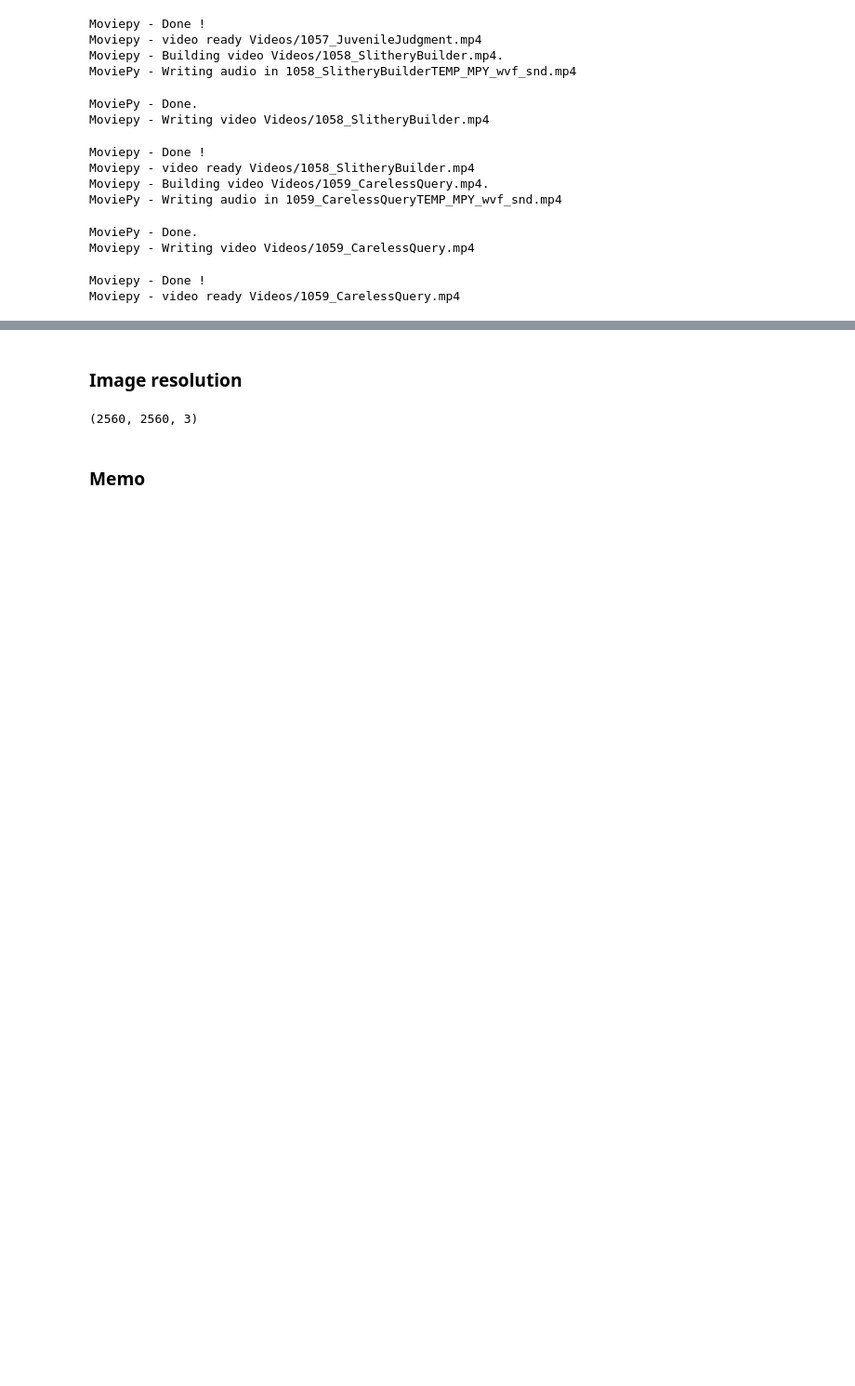
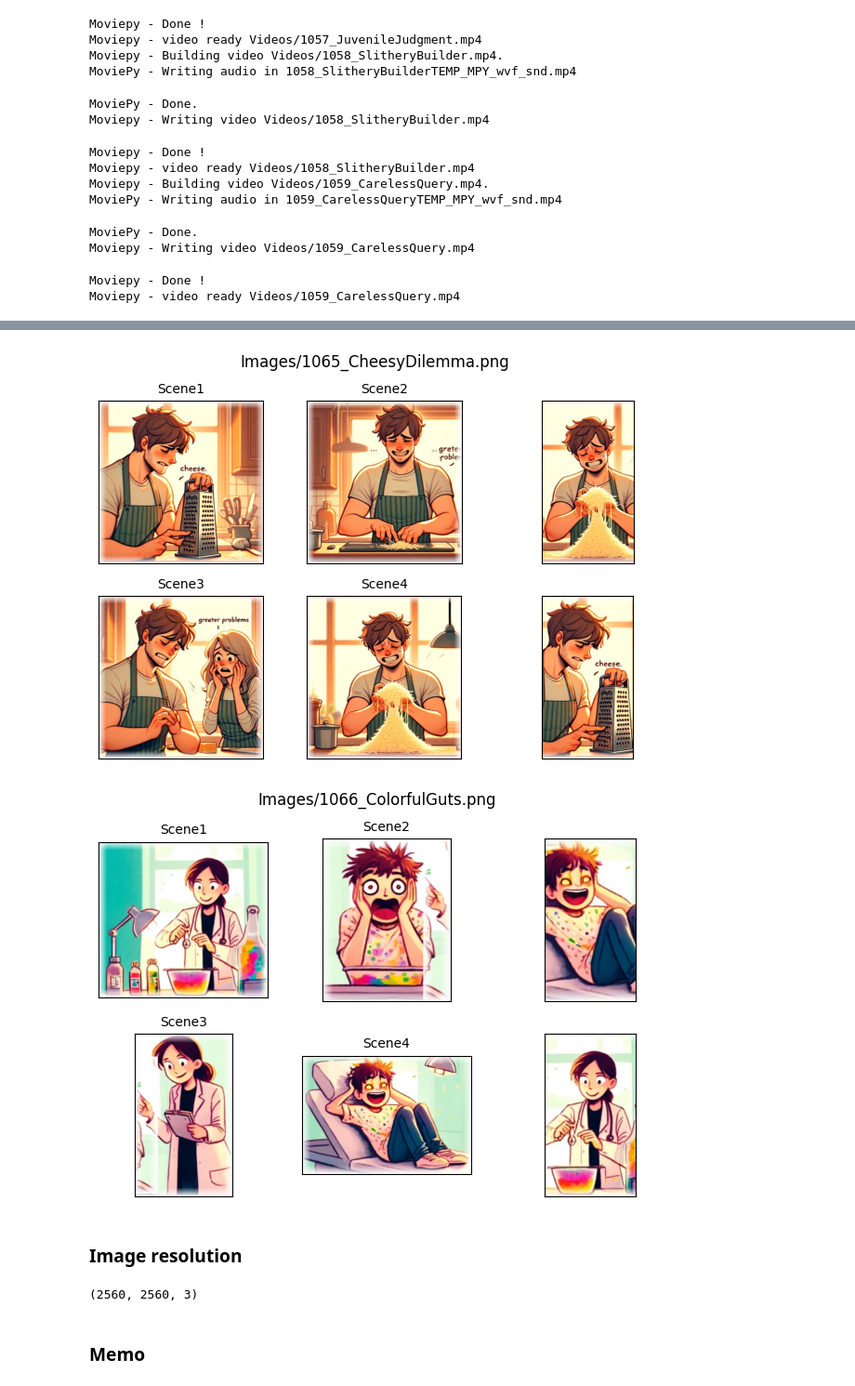
Before and after one commit to RanArino/JokeStoryCreatorDev, a Jupyter notebook: Video_Codes.ipynb, the cells around one changed output, grey strips where cells are left out. Shown at 93% size. Cells and saved outputs as stored; diff of their text form; code cells hidden in the pictures; blank space fills up the shorter version.

```diff
--- a/Video_Codes.ipynb
+++ b/Video_Codes.ipynb
@@ -59,24 +72,27 @@ img_path = [f"Images/{p}" for p in os.listdir('Images') if len(p.split('_')[0])
 # %%
-for path in img_path[-5:]:
-    cropped = video.auto_crop_comic_strip(path, mode='auto')  # 'auto' or 'manual'
+def image_crop_test(self, img_path: list):
+    # Simply test the image cropping
+    for path in img_path[-5:]:
+        cropped = self.auto_crop_comic_strip(path, mode='auto')  # 'auto' or 'manual'
 
-    # Create a figure that can accommodate both the layouts of fig1 and fig2
-    fig3, axs = plt.subplots(2, 3, figsize=(8, 5))  # Creating a 2x3 grid overall
-    fig3.suptitle(path)
+        # Create a figure that can accommodate both the layouts of fig1 and fig2
+        fig3, axs = plt.subplots(2, 3, figsize=(8, 5))  # Creating a 2x3 grid overall
+        fig3.suptitle(path)
 
-    # The first four subplots (2x2) at indices 0, 1, 3, 4 of a 2x3 grid
-    for i in range(4):
-        ax = axs[i // 2, i % 2]  # Positioning subplots in a 2x2 configuration within the 2x3 grid
-        ax.imshow(cropped[i])
-        ax.set_xticks([])
-        ax.set_yticks([])
+        # The first four subplots (2x2) at indices 0, 1, 3, 4 of a 2x3 grid
+        for i in range(4):
+            ax = axs[i // 2, i % 2]  # Positioning subplots in a 2x2 configuration within the 2x3 grid
+            ax.imshow(cropped[i])
+            ax.set_title(f"Scene{i+1}", fontsize=10)
+            ax.set_xticks([])
+            ax.set_yticks([])
 
-    # The last two subplots (1x2) at indices 2 and 5 of a 2x3 grid
-    # Assuming only two images are processed for the important part, you can adjust this as necessary
-    for j in [2, 5]:
-        ax = axs[j // 3, j % 3]  # Positioning in the top right and bottom right
-        ax.imshow(video.crop_important_part_to_scale(cropped[j-2]))  # Assuming these indices for important parts
-        ax.set_xticks([])
-        ax.set_yticks([])
+        # The last two subplots (1x2)
+        # two images (last and first panel) are processed for the important part
+        for j, img_idx in enumerate([-1, 0]):
+            ax = axs[j, 2]  # Positioning in the top right and bottom right
+            ax.imshow(self.crop_important_part_to_scale(cropped[img_idx]))
+            ax.set_xticks([])
+            ax.set_yticks([])
 
-    plt.show()
+        plt.show()
@@ -89,3 +99,10 @@ for path in img_path[-5:]:
+# %%
+video.auto_crop_comic_strip
+
+image_crop_test(video, img_path[-2:])
+# %% [output]
+[figure, added]
+[figure, added]
 # %%
 
 #ipython_display(comp, width=360, height=640, fps=1)
```
Also changed, not shown: parts of 4 cells of this notebook, 2 other files.
